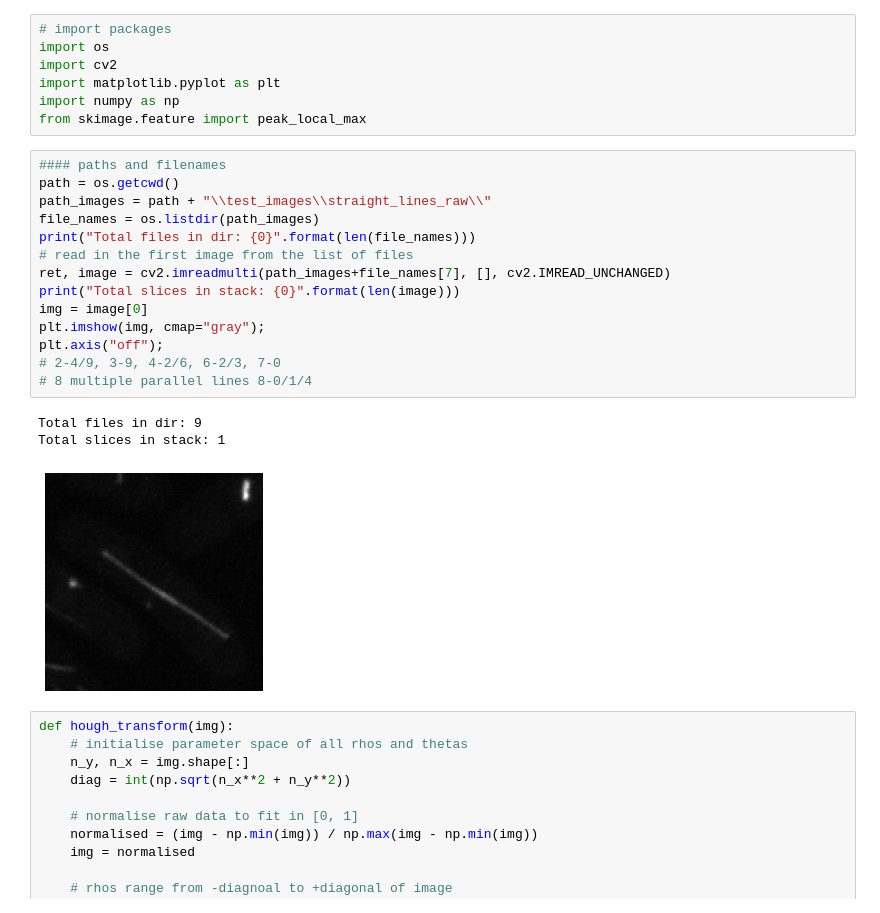
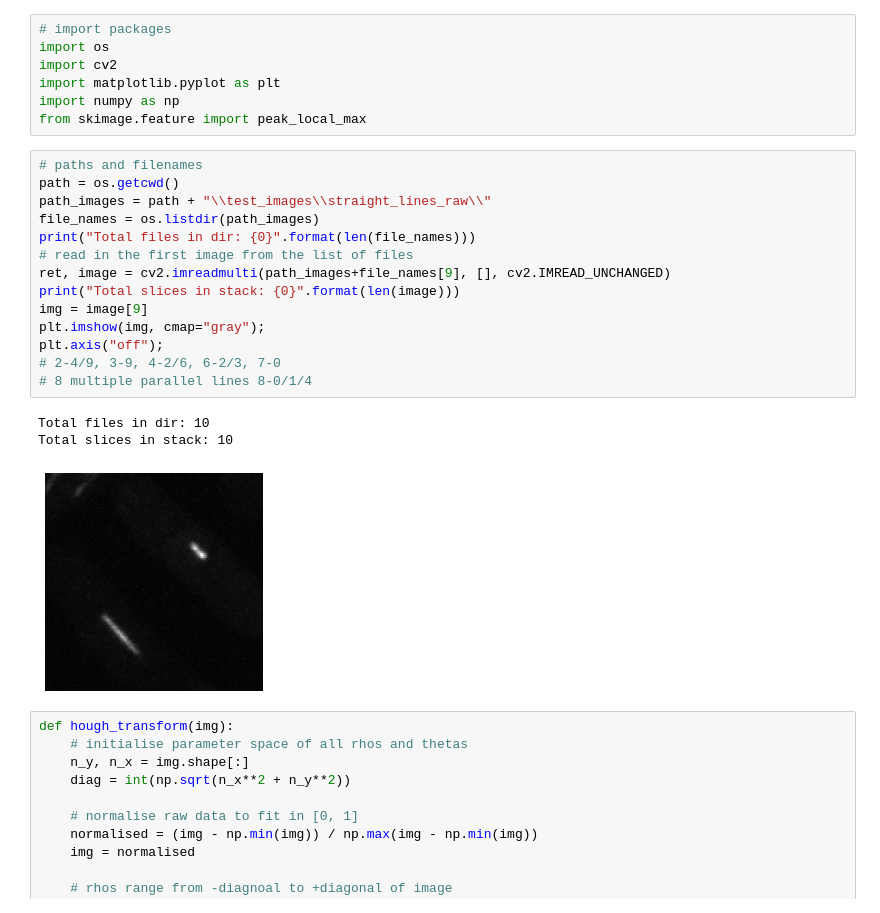
Before and after one commit to CulleyLab/fitting_lines, a Jupyter notebook: Hough_transform/Hough_transform_raw_data.ipynb, the cells around one changed output. Saved outputs shown, nothing was run; the diff lists cells and outputs as text.

```diff
--- a/Hough_transform/Hough_transform_raw_data.ipynb
+++ b/Hough_transform/Hough_transform_raw_data.ipynb
@@ -6,23 +6,23 @@ import matplotlib.pyplot as plt
 import numpy as np
 from skimage.feature import peak_local_max
 # %%
-#### paths and filenames
+# paths and filenames
 path = os.getcwd()
 path_images = path + "\\test_images\\straight_lines_raw\\"
 file_names = os.listdir(path_images)
 print("Total files in dir: {0}".format(len(file_names)))
 # read in the first image from the list of files
-ret, image = cv2.imreadmulti(path_images+file_names[7], [], cv2.IMREAD_UNCHANGED)
+ret, image = cv2.imreadmulti(path_images+file_names[9], [], cv2.IMREAD_UNCHANGED)
 print("Total slices in stack: {0}".format(len(image)))
-img = image[0]
+img = image[9]
 plt.imshow(img, cmap="gray");
 plt.axis("off");
 # 2-4/9, 3-9, 4-2/6, 6-2/3, 7-0
 # 8 multiple parallel lines 8-0/1/4
 # %% [output]
-Total files in dir: 9
-Total slices in stack: 1
+Total files in dir: 10
+Total slices in stack: 10
-[figure, old version]
+[figure, new version]
 # %%
 def hough_transform(img):
     # initialise parameter space of all rhos and thetas
```
Also changed, not shown: parts of 6 cells of this notebook, 2 other files.
